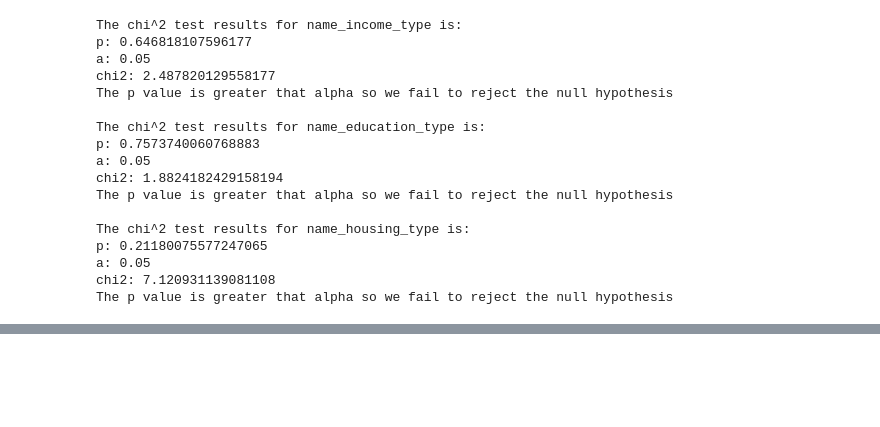
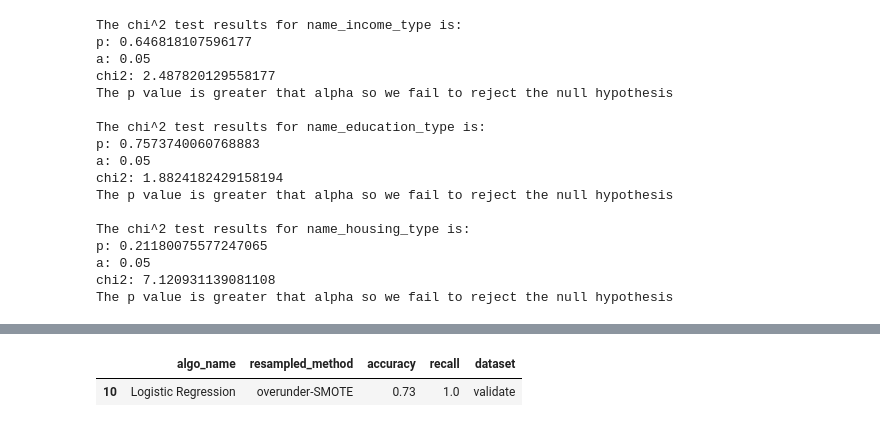
Before and after one commit to credit-risk-management-predictor/credit-risk-management-predictor, a Jupyter notebook: analysis_and_modeling.ipynb, the cells around one changed output, grey strips where cells are left out. Saved outputs shown, nothing was run; the diff lists cells and outputs as text; code cells hidden in the pictures; blank space fills up the shorter version.

```diff
--- a/analysis_and_modeling.ipynb
+++ b/analysis_and_modeling.ipynb
@@ -628,0 +963,13 @@ The recall score for the Logit is: 0.7777777777777778
+# %%
+# validate with RIDGE CLASSIFIER model RandomOverSampler
+
+y_val_pred = ridge.predict(X_validate_scaled)
+
+accuracy = ridge.score(X_validate_scaled,  y_validate)
+recall = recall_score(y_validate, y_val_pred )
+
+print(classification_report(y_validate, y_val_pred))
+
+
+# fill the results df with the results of modeling
+results = add_results(results, 'Ridge', 'oversample-random', round(accuracy,2), round(recall,2), 'validate')
@@ -628,0 +985,12 @@ The recall score for the Logit is: 0.7777777777777778
+# %%
+# Validate LOGISTIC REGRESSION model SMOTE
+y_val_pred = logit2.predict(X_validate_scaled)
+
+accuracy = logit2.score(X_validate_scaled,  y_validate)
+recall = recall_score(y_validate, y_val_pred )
+
+print(classification_report(y_validate, y_val_pred))
+
+
+# fill the results df with the results of modeling
+results = add_results(results, 'Logistic Regression', 'oversample-SMOTE', round(accuracy,2), round(recall,2), 'validate')
@@ -628,0 +1006,12 @@ The recall score for the Logit is: 0.7777777777777778
+# %%
+# Validate LOGISTIC REGRESSION model using RandomUnderSampler
+y_val_pred = logit3.predict(X_validate_scaled)
+
+accuracy = logit3.score(X_validate_scaled,  y_validate)
+recall = recall_score(y_validate, y_val_pred )
+
+print(classification_report(y_validate, y_val_pred))
+
+
+# fill the results df with the results of modeling
+results = add_results(results, 'Logistic Regression', 'undersample-random',  round(accuracy,2), round(recall,2), 'validate')
@@ -628,0 +1031,5 @@ The recall score for the Logit is: 0.7777777777777778
+# %%
+results[results['dataset']=='validate'].sort_values(by=['recall', 'accuracy'], ascending=False).head(1)
+# %% [output]
+|  | algo_name | resampled_method | accuracy | recall | dataset |
+| 10 | Logistic Regression | overunder-SMOTE | 0.73 | 1.0 | validate |
```
Also changed, not shown: parts of 66 cells of this notebook.
